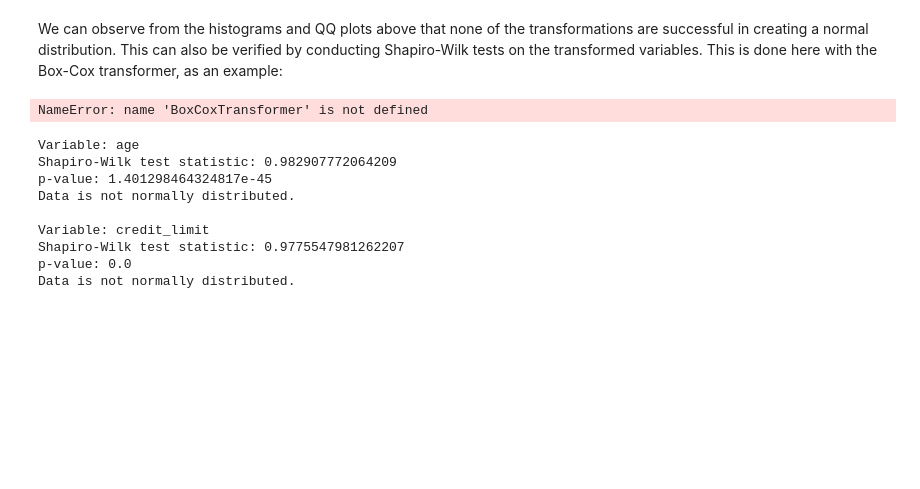
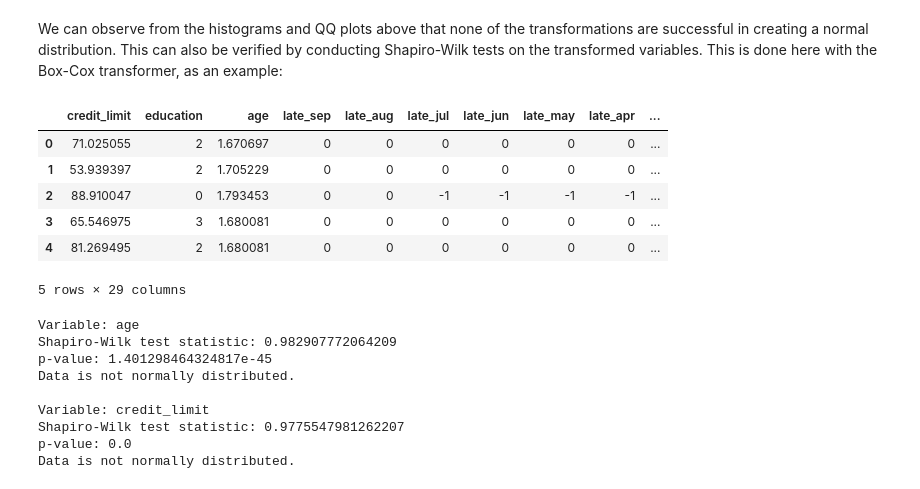
Before and after one commit to frankiesanjana/credit-card-default, a Jupyter notebook: jupyter_notebooks/04_feature_engineering.ipynb, the cells around one changed output. Drawn from its saved outputs; the diff is of its cells as text; code cells hidden in the pictures; blank space fills up the shorter version.

Commit message:
Fix: Fix Box-Cox error, notebook 04

```diff
--- a/jupyter_notebooks/04_feature_engineering.ipynb
+++ b/jupyter_notebooks/04_feature_engineering.ipynb
@@ -441,16 +441,22 @@ We can observe from the histograms and QQ plots above that none of the transform
 # %%
 from sklearn.pipeline import Pipeline
 
 vars_to_transform = ['age', 'credit_limit']
 
 pipeline_box_cox = Pipeline([
-    ('Box-Cox-Transformer', BoxCoxTransformer(variables=vars_to_transform))
+    ('Box-Cox-Transformer', vt.BoxCoxTransformer(variables=vars_to_transform))
 ])
 
 df_box_cox = pipeline_box_cox.fit_transform(df)
 df_box_cox.head()
 # %% [output]
+|  | credit_limit | education | age | late_sep | late_aug | late_jul | late_jun | late_may | late_apr | ... |
+| 0 | 71.025055 | 2 | 1.670697 | 0 | 0 | 0 | 0 | 0 | 0 | ... |
+| 1 | 53.939397 | 2 | 1.705229 | 0 | 0 | 0 | 0 | 0 | 0 | ... |
+| 2 | 88.910047 | 0 | 1.793453 | 0 | 0 | -1 | -1 | -1 | -1 | ... |
+| 3 | 65.546975 | 3 | 1.680081 | 0 | 0 | 0 | 0 | 0 | 0 | ... |
+| 4 | 81.269495 | 2 | 1.680081 | 0 | 0 | 0 | 0 | 0 | 0 | ... |
-NameError: name 'BoxCoxTransformer' is not defined
+5 rows × 29 columns
 # %%
 for var in ['age', 'credit_limit']:
     data = df_box_cox[var]
```
